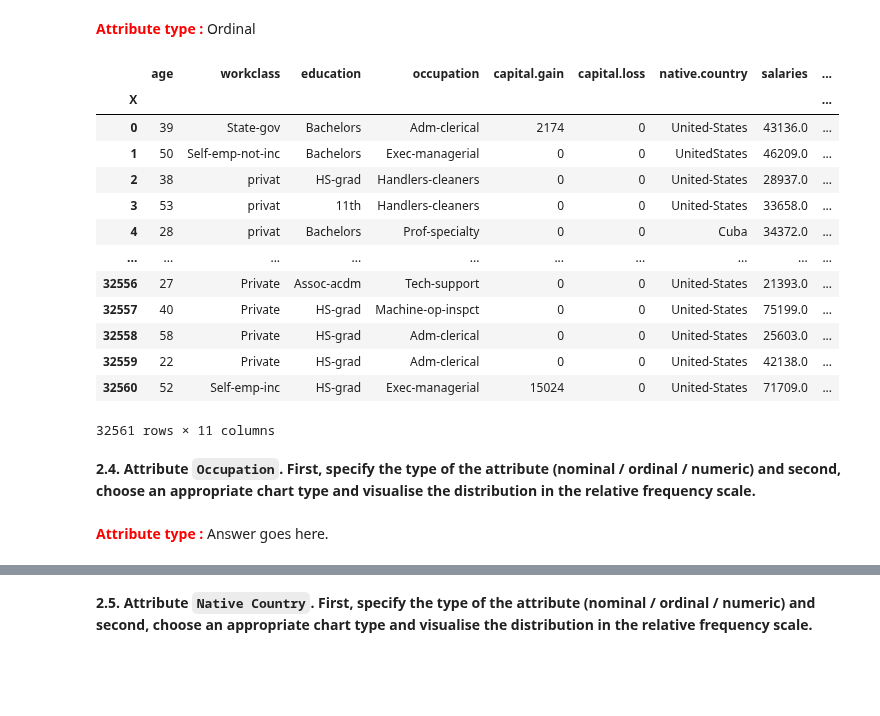
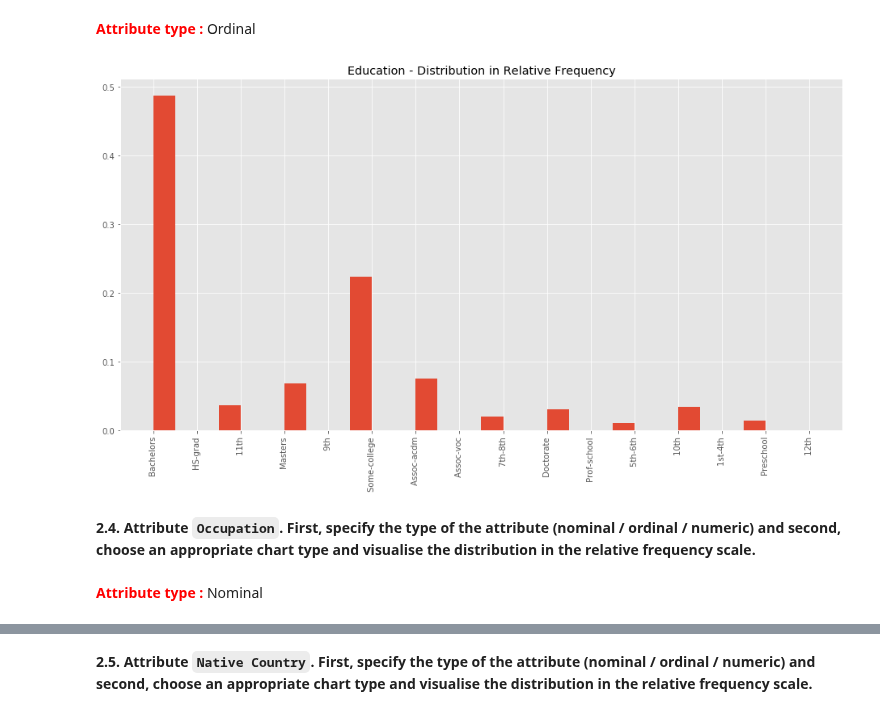
Before and after one commit to enliktjioe/bda2020, a Jupyter notebook: HW1/Homework_01.ipynb, the cells around one changed output, grey strips where cells are left out. Saved outputs shown, nothing was run; the diff lists cells and outputs as text; code cells hidden in the pictures; blank space fills up the shorter version.

```diff
--- a/HW1/Homework_01.ipynb
+++ b/HW1/Homework_01.ipynb
@@ -245,34 +245,19 @@ plt.show()
 **<font color='red'>Attribute type :</font>** Ordinal
 # %%
 # TODO
-fig = plt.figure()
+fig = plt.figure(figsize=[16, 8])
 
-ax = plt.subplot(111)
-ax.hist(data['workclass'],
+ax2 = plt.subplot(111)
+ax2.hist(data['education'],
          width = 0.5,
-         weights = np.ones(len(data['workclass'])) / len(data['workclass'])
+         weights = np.ones(len(data['education'])) / len(data['education'])
         )
-ax.set_title('Relative Frequency Scale Histogram')
+ax2.set_title('Education - Distribution in Relative Frequency')
 plt.xticks(rotation=90)
 plt.show()
-
-data
 # %% [output]
-|  | age | workclass | education | occupation | capital.gain | capital.loss | native.country | salaries | ... |
-| X |  |  |  |  |  |  |  |  | ... |
-| 0 | 39 | State-gov | Bachelors | Adm-clerical | 2174 | 0 | United-States | 43136.0 | ... |
-| 1 | 50 | Self-emp-not-inc | Bachelors | Exec-managerial | 0 | 0 | UnitedStates | 46209.0 | ... |
-| 2 | 38 | privat | HS-grad | Handlers-cleaners | 0 | 0 | United-States | 28937.0 | ... |
-| 3 | 53 | privat | 11th | Handlers-cleaners | 0 | 0 | United-States | 33658.0 | ... |
-| 4 | 28 | privat | Bachelors | Prof-specialty | 0 | 0 | Cuba | 34372.0 | ... |
-| ... | ... | ... | ... | ... | ... | ... | ... | ... | ... |
-| 32556 | 27 | Private | Assoc-acdm | Tech-support | 0 | 0 | United-States | 21393.0 | ... |
-| 32557 | 40 | Private | HS-grad | Machine-op-inspct | 0 | 0 | United-States | 75199.0 | ... |
-| 32558 | 58 | Private | HS-grad | Adm-clerical | 0 | 0 | United-States | 25603.0 | ... |
-| 32559 | 22 | Private | HS-grad | Adm-clerical | 0 | 0 | United-States | 42138.0 | ... |
-| 32560 | 52 | Self-emp-inc | HS-grad | Exec-managerial | 15024 | 0 | United-States | 71709.0 | ... |
-32561 rows × 11 columns
+[figure, added]
 # %% [markdown]
 **2.4. Attribute `Occupation`. First, specify the type of the attribute (nominal / ordinal / numeric) and second, choose an appropriate chart type and visualise the distribution in the relative frequency scale.**
 # %% [markdown]
-**<font color='red'>Attribute type :</font>** Answer goes here.
+**<font color='red'>Attribute type :</font>** Nominal
```
Also changed, not shown: parts of 14 cells of this notebook, 2 other files.
